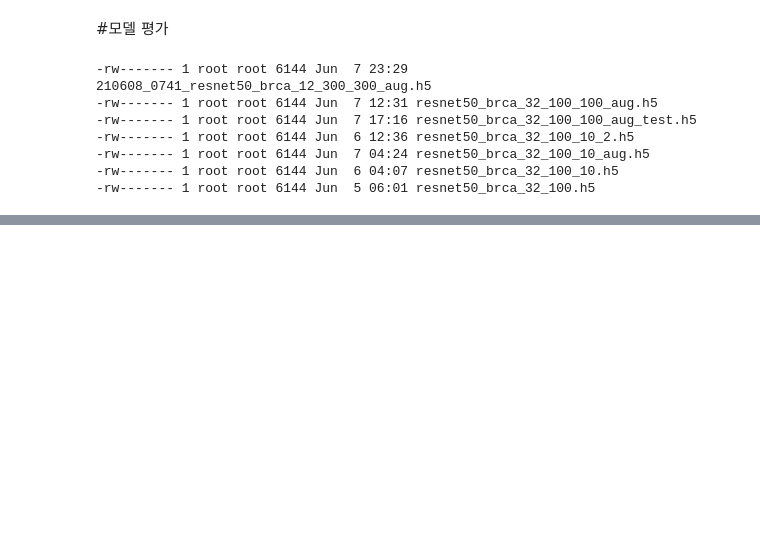
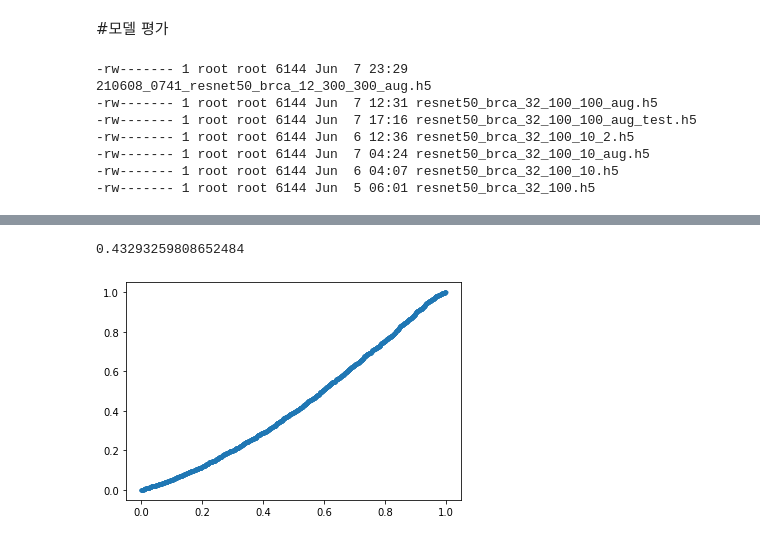
Before and after one commit to BrotherKim/KAIST_CODE, a Jupyter notebook: SEP592/BK_resnet50_BRCA_classification_32_ROC.ipynb, the cells around one changed output, grey strips where cells are left out. Drawn from its saved outputs; the diff is of its cells as text; code cells hidden in the pictures; blank space fills up the shorter version.

```diff
--- a/SEP592/BK_resnet50_BRCA_classification_32_ROC.ipynb
+++ b/SEP592/BK_resnet50_BRCA_classification_32_ROC.ipynb
@@ -414,3 +411,14 @@ print(auc_pred)
+# %%
+from sklearn.metrics import roc_curve, auc
+from matplotlib import pyplot as plt
+
+nn_fpr, nn_tpr, nn_th = roc_curve(testGen.classes, testprediction[:,1])
+auc_pred = auc(nn_fpr, nn_tpr)
+plt.plot(nn_fpr, nn_tpr, marker='.', label='test')
+print(auc_pred)
+# %% [output]
+0.43293259808652484
+[figure, added]
 # %%
 len(testGen.labels)
 #for i in range(100):
```
Also changed, not shown: parts of 17 cells of this notebook.
